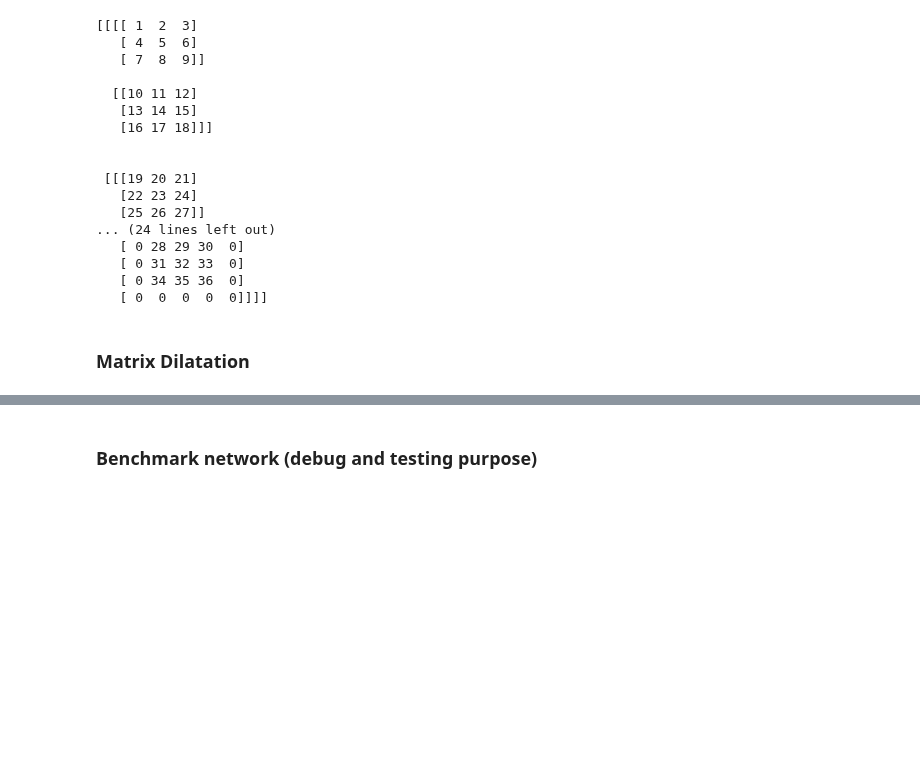
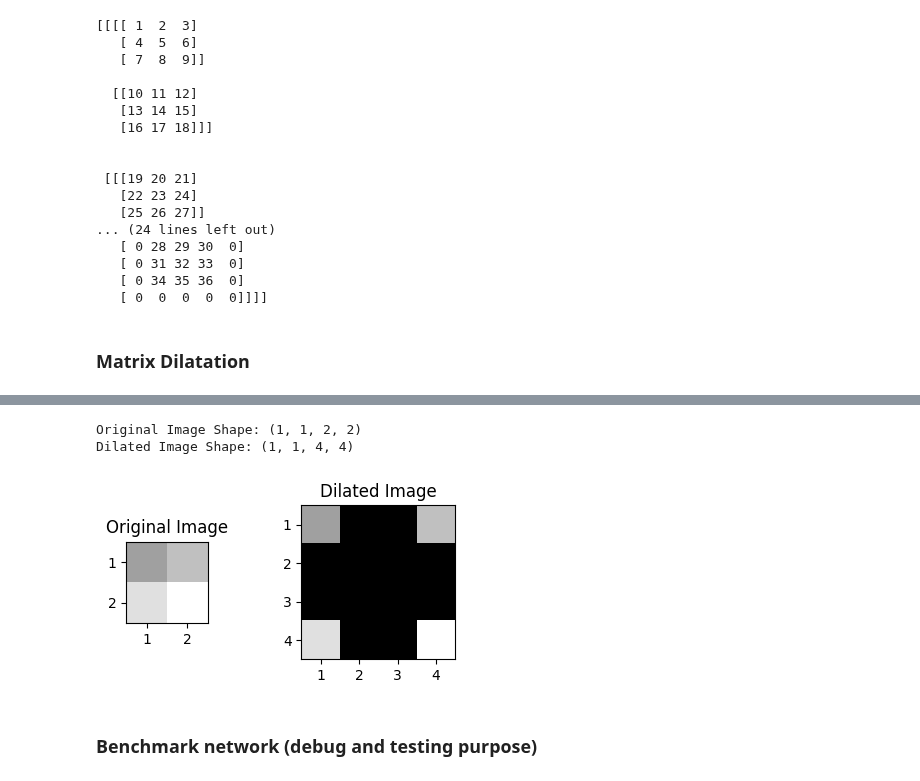
Before and after one commit to francesco-crispino/Symbolic_and_Evolutionary_Artificial_Intelligence, a Jupyter notebook: Markdown_wip.ipynb, the cells around one changed output, grey strips where cells are left out. Cells and saved outputs as stored; diff of their text form; code cells hidden in the pictures; blank space fills up the shorter version.

```diff
--- a/Markdown_wip.ipynb
+++ b/Markdown_wip.ipynb
@@ -460,26 +462,41 @@ The image below illustrates the concept of dilating an output gradient tensor. T
 
 Illustrative example of dilating an output gradient tensor (like $\frac{\partial L}{\partial Z}$) by inserting $S-1$ (stride minus one) zeros. For `dilateOne`, $S=2$, so one zero is inserted between elements.
 # %%
-def dilateOne(matrix):
-    indexes = np.arange(1,matrix.shape[3])
-    matrix = np.insert(matrix,indexes,0,3)
-    indexes = np.arange(-(matrix.shape[-2]-1),0)
-    matrix = np.insert(matrix,indexes,0,-2)
-    return matrix
-
-# Insert stride-1 central columns and rows of the matrix
 def dilate(tensor, stride):
     if stride == 1:
         return tensor
 
     batch_size, num_channels, height, width = tensor.shape
 
     dilated_height = height + (height - 1) * (stride - 1)
     dilated_width = width + (width - 1) * (stride - 1)
 
     dilated_tensor = np.zeros((batch_size, num_channels, dilated_height, dilated_width))
     dilated_tensor[:, :, ::stride, ::stride] = tensor
     return dilated_tensor
+
+# Example usage of dilate function
+example_image = np.arange(5, 9).reshape(1, 1, 2, 2)
+dilated_image = dilate(example_image, 3)
+print("Original Image Shape:", example_image.shape)
+print("Dilated Image Shape:", dilated_image.shape)
+
+fig, axs = plt.subplots(1, 2, figsize=(5, 2), gridspec_kw={'width_ratios': [0.3, 1]})
+plt.subplot(1, 2, 1)
+plt.imshow(example_image[0, 0], cmap='gray', vmin=0, vmax=8)
+plt.xticks([0, 1], [1, 2])
+plt.yticks([0, 1], [1, 2])
+plt.title('Original Image')
+plt.subplot(1, 2, 2)
+plt.imshow(dilated_image[0, 0], cmap='gray', vmin=0, vmax=8)
+plt.xticks([0, 1, 2, 3], [1, 2, 3, 4])
+plt.yticks([0, 1, 2, 3], [1, 2, 3, 4])
+plt.title('Dilated Image')
+plt.show()
+# %% [output]
+Original Image Shape: (1, 1, 2, 2)
+Dilated Image Shape: (1, 1, 4, 4)
+[figure, added]
 # %% [markdown]
 ### Benchmark network (debug and testing purpose)
 # %%
```
Also changed, not shown: parts of 45 cells of this notebook, 14 other files.
